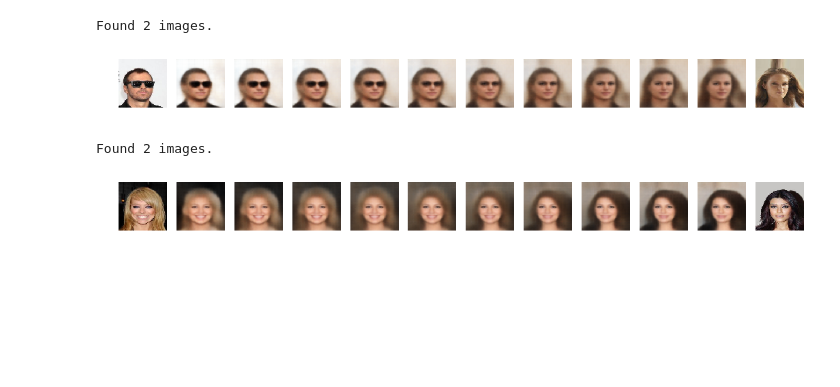
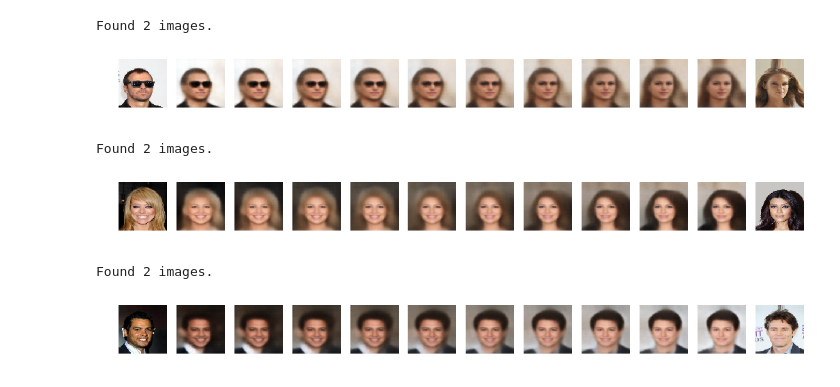
Before and after one commit to WessZumino/generative_deep_learning_code, a Jupyter notebook: 03_vae_faces_analysis.ipynb, the cells around one changed output. Saved outputs shown, nothing was run; the diff lists cells and outputs as text; code cells hidden in the pictures; blank space fills up the shorter version.

```diff
--- a/03_vae_faces_analysis.ipynb
+++ b/03_vae_faces_analysis.ipynb
@@ -302,3 +353,11 @@ morph_faces(start_image_file, end_image_file)
 # %% [output]
 Found 2 images.
 [figure]
+# %%
+start_image_file = '000230.jpg'
+end_image_file = '000712.jpg'
+
+morph_faces(start_image_file, end_image_file)
+# %% [output]
+Found 2 images.
+[figure, added]
```
Also changed, not shown: parts of 7 cells of this notebook, 1 other file.
